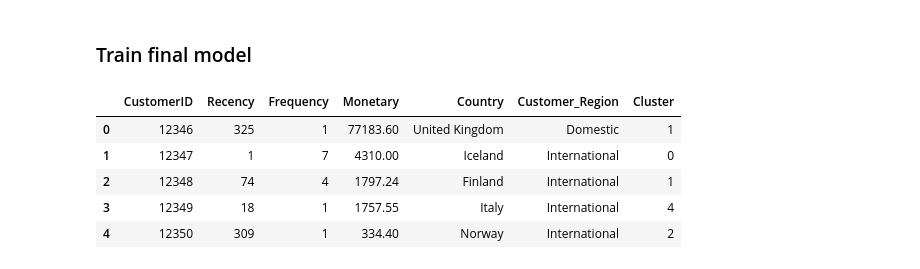
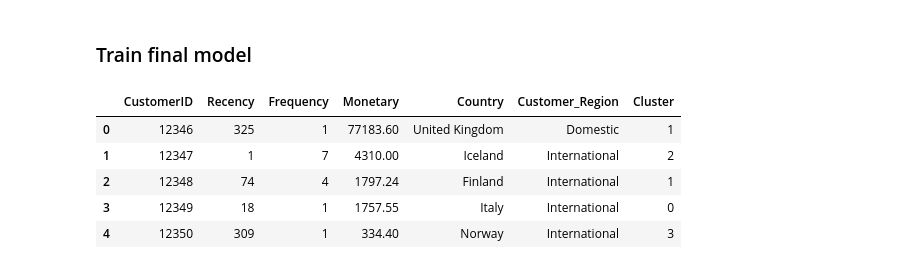
Before and after one commit to bisharatm/ds08_online-retail, a Jupyter notebook: notebooks/03_modeling_and_clustering.ipynb, the cells around one changed output. Saved outputs shown, nothing was run; the diff lists cells and outputs as text; code cells hidden in the pictures.

```diff
--- a/notebooks/03_modeling_and_clustering.ipynb
+++ b/notebooks/03_modeling_and_clustering.ipynb
@@ -327,14 +336,14 @@ plt.show()
 # %%
 # Train the final model using the best value of k
 
-final_k = 5
+final_k = 4
 kmeans_final = KMeans(n_clusters=final_k, random_state=42, n_init=20)
 rfm['Cluster'] = kmeans_final.fit_predict(rfm_scaled)
 rfm.head()
 # %% [output]
 |  | CustomerID | Recency | Frequency | Monetary | Country | Customer_Region | Cluster |
 | 0 | 12346 | 325 | 1 | 77183.60 | United Kingdom | Domestic | 1 |
-| 1 | 12347 | 1 | 7 | 4310.00 | Iceland | International | 0 |
+| 1 | 12347 | 1 | 7 | 4310.00 | Iceland | International | 2 |
 | 2 | 12348 | 74 | 4 | 1797.24 | Finland | International | 1 |
-| 3 | 12349 | 18 | 1 | 1757.55 | Italy | International | 4 |
-| 4 | 12350 | 309 | 1 | 334.40 | Norway | International | 2 |
+| 3 | 12349 | 18 | 1 | 1757.55 | Italy | International | 0 |
+| 4 | 12350 | 309 | 1 | 334.40 | Norway | International | 3 |
```
Also changed, not shown: parts of 6 cells of this notebook, 1 other file.
